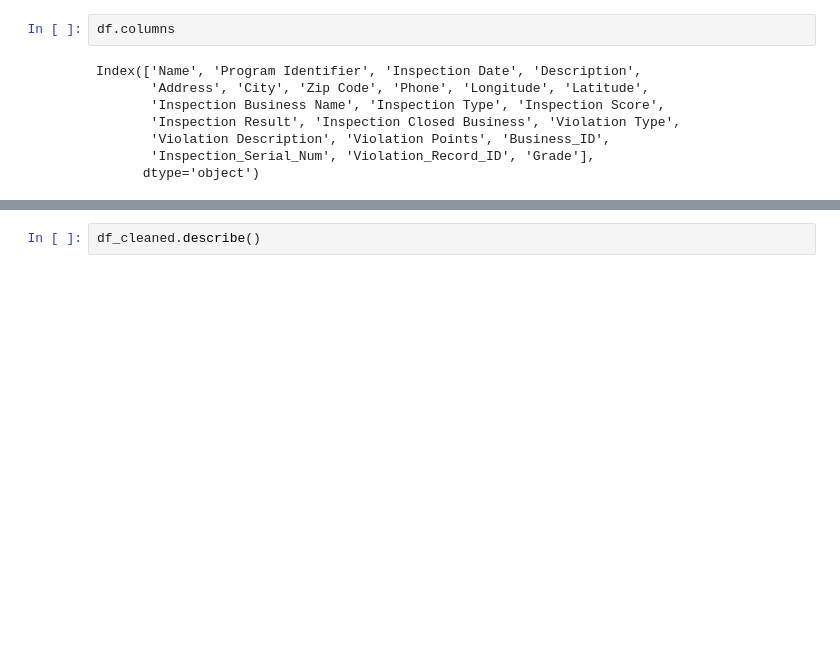
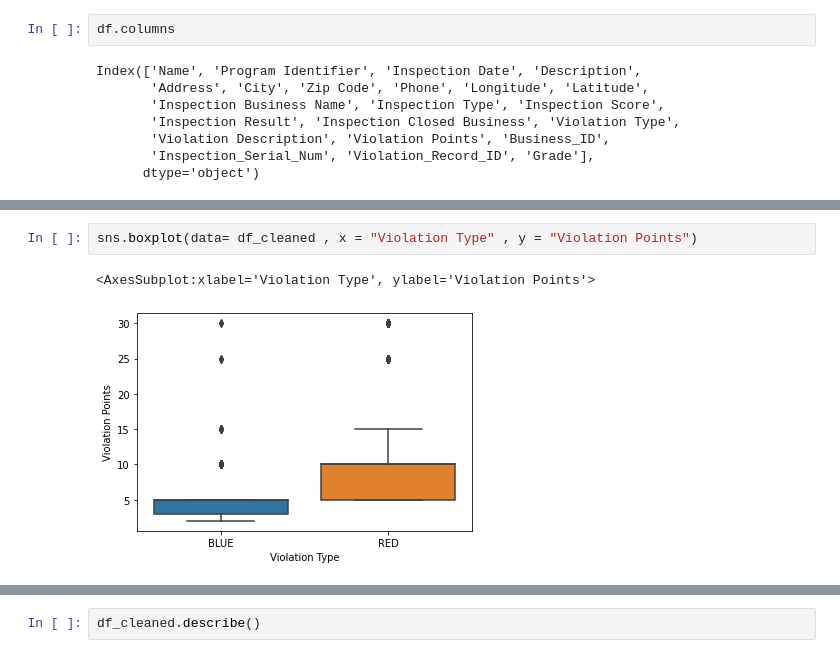
Before and after one commit to Mohammadaminrmz/food_inspection, a Jupyter notebook: food_inspection.ipynb, the cells around one changed output, grey strips where cells are left out. Saved outputs shown, nothing was run; the diff lists cells and outputs as text; blank space fills up the shorter version.

Commit message:
few plots added

```diff
--- a/food_inspection.ipynb
+++ b/food_inspection.ipynb
@@ -48,0 +36,5 @@ df_cleaned
+# %%
+sns.boxplot(data= df_cleaned , x = "Violation Type" , y = "Violation Points")
+# %% [output]
+<AxesSubplot:xlabel='Violation Type', ylabel='Violation Points'>
+[figure, added]
```
Also changed, not shown: parts of 7 cells of this notebook.
